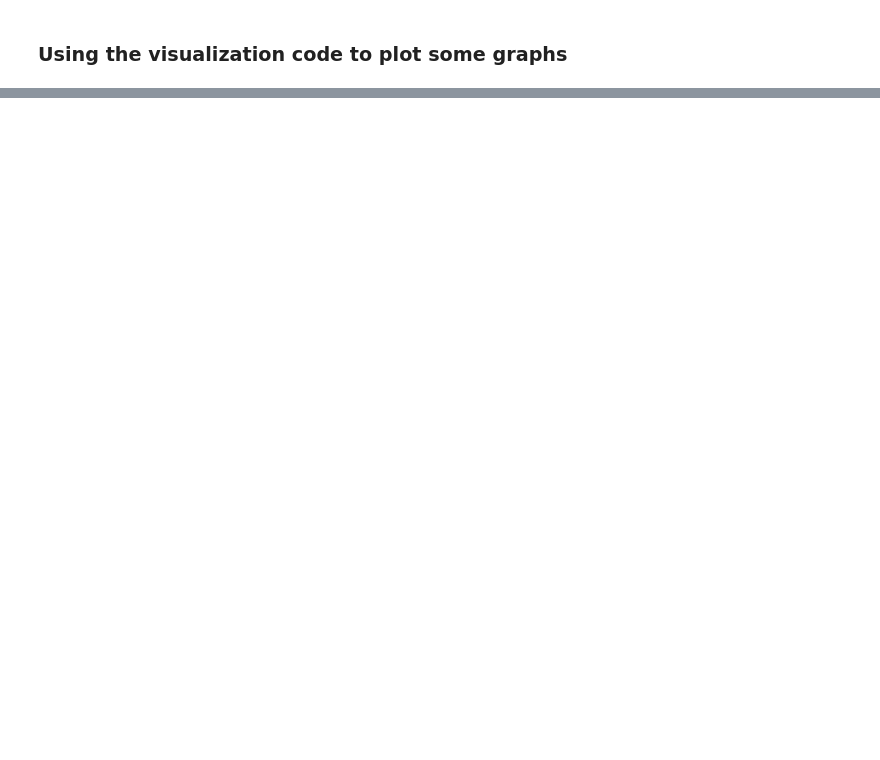
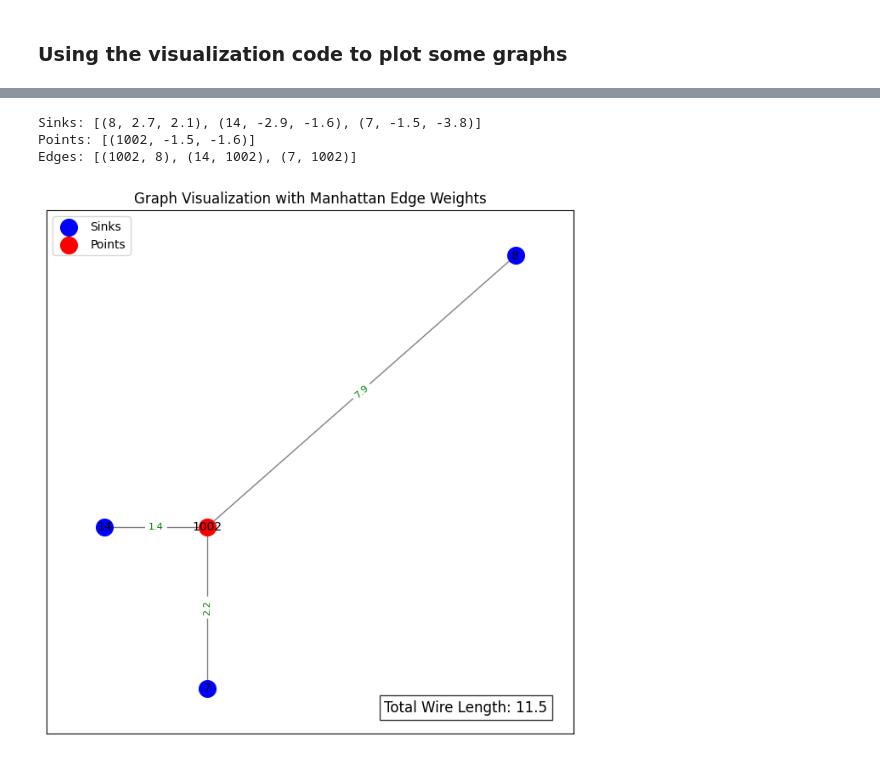
Before and after one commit to lambert-ike-1232/Sprintern-Cadence, a Jupyter notebook: Visualize_MST.ipynb, the cells around one changed output, grey strips where cells are left out. Drawn from its saved outputs; the diff is of its cells as text; code cells hidden in the pictures; blank space fills up the shorter version.

```diff
--- a/Visualize_MST.ipynb
+++ b/Visualize_MST.ipynb
@@ -153,0 +199,19 @@ Edges: [(4, 1002), (3, 101), (4, 101), (14, 1002), (19, 101)]
+# %%
+# File path to the .out file
+file_path = "steiner_tree_output.txt"
+
+# Read the .out file
+sinks, points, edges = read_out_file(file_path)
+
+# Print the parsed data
+print(f"Sinks: {sinks}")
+print(f"Points: {points}")
+print(f"Edges: {edges}")
+
+# Plot the graph
+plot_graph(sinks, points, edges)
+# %% [output]
+Sinks: [(8, 2.7, 2.1), (14, -2.9, -1.6), (7, -1.5, -3.8)]
+Points: [(1002, -1.5, -1.6)]
+Edges: [(1002, 8), (14, 1002), (7, 1002)]
+[figure, added]
```
Also changed, not shown: parts of 7 cells of this notebook.
